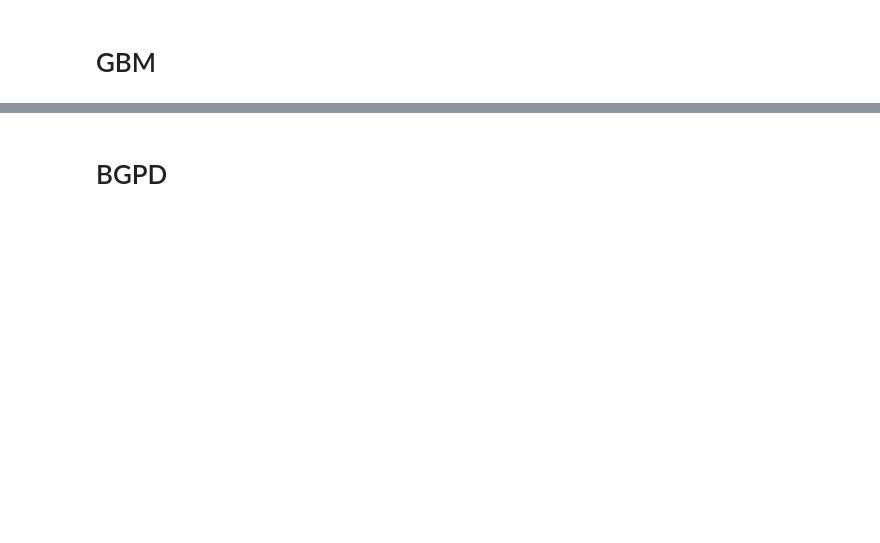
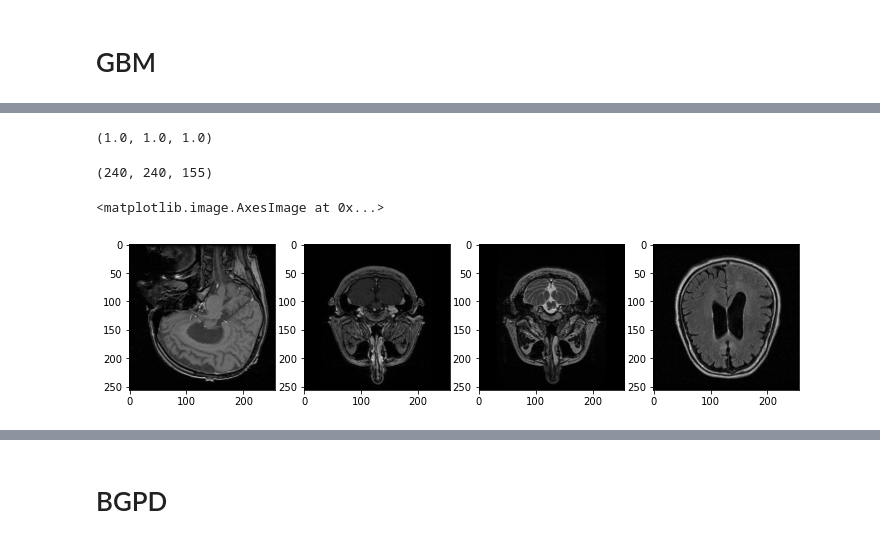
Before and after one commit to MedImAIR/brain-mri-processing-pipeline, a Jupyter notebook: figures_ipynb/brains-imshow.ipynb, the cells around one changed output, grey strips where cells are left out. Drawn from its saved outputs; the diff is of its cells as text; code cells hidden in the pictures; blank space fills up the shorter version.

```diff
--- a/figures_ipynb/brains-imshow.ipynb
+++ b/figures_ipynb/brains-imshow.ipynb
@@ -25,0 +91,8 @@ img_seg = nibabel.load(folder / patient / 'CT1_SEG.nii.gz').get_fdata()
+# %%
+img_t1.header.get_zooms()
+# %% [output]
+(1.0, 1.0, 1.0)
+# %%
+img_t1.shape
+# %% [output]
+(240, 240, 155)
@@ -25,0 +107,34 @@ img_seg = nibabel.load(folder / patient / 'CT1_SEG.nii.gz').get_fdata()
+# %%
+fig, axs = plt.subplots(1, 4, figsize=(12, 4))
+
+def get_contours(seg):
+    contours = measure.find_contours(seg, 2)
+    c = measure.find_contours(seg, 0)[0]
+    contours.append(c)
+    return contours
+
+i=20
+
+axs[0].imshow(img_t1[..., i].T, cmap='gray')
+axs[1].imshow(img_t1c[..., i].T, cmap='gray')
+axs[2].imshow(img_t2[..., i].T, cmap='gray')
+axs[3].imshow(img_flair[..., i].T, cmap='gray')
+# axs[4].imshow(img_t1c[..., i].T[::-1][xi_start:xi_end, yi_start:yi_end], cmap='gray')
+
+
+# seg = img_seg[..., i].T
+# _contours = get_contours(seg)
+# contours = [_contours[0], _contours[2], contours[-1]]
+
+# for ax in axs.flatten():
+#     for c, color in zip(contours, ['tab:green','tab:blue','tab:red']):
+#         ax.plot(c[:, 1], c[:, 0], c=color, alpha=1, lw=0.7)
+
+# for ax in axs.flatten():
+#     ax.set_axis_off()
+
+# plt.tight_layout()
+# plt.savefig('../figures/gbm_4_with_contours.png', dpi=300)
+# %% [output]
+<matplotlib.image.AxesImage at 0x...>
+[figure, added]
```
Also changed, not shown: parts of 61 cells of this notebook, 7 other files.
